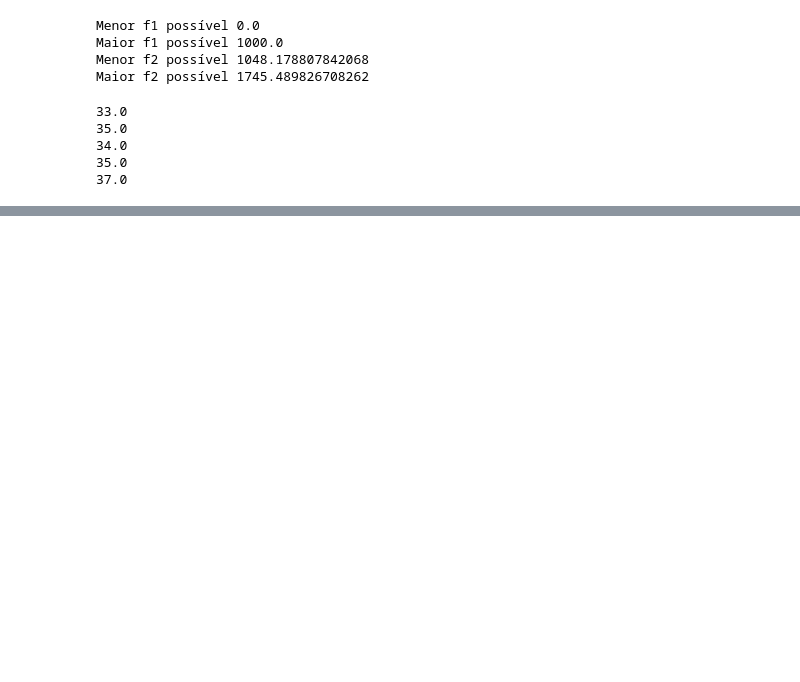
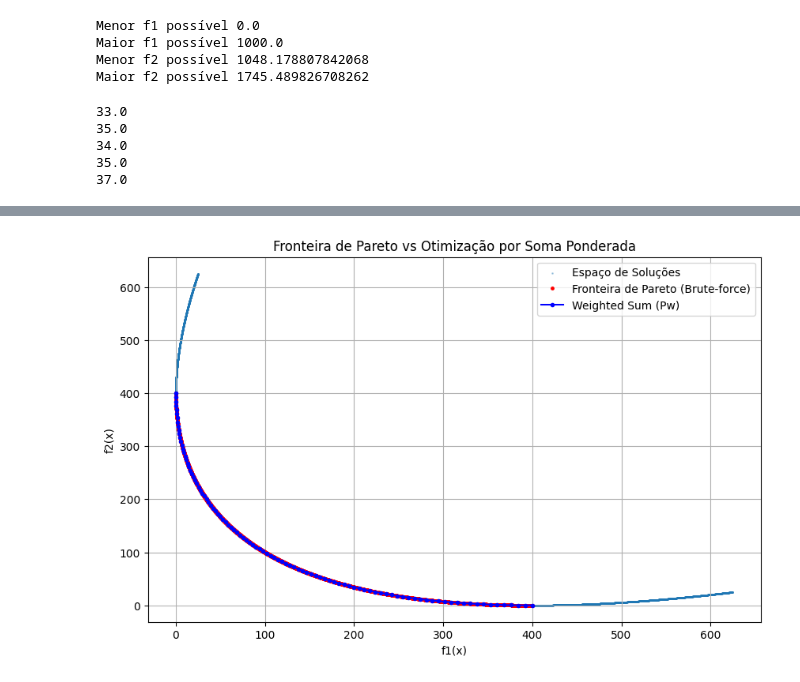
Before and after one commit to Cleyton-Nobre/TeoriaDecisao, a Jupyter notebook: TP1.ipynb, the cells around one changed output, grey strips where cells are left out. Drawn from its saved outputs; the diff is of its cells as text; code cells hidden in the pictures; blank space fills up the shorter version.

```diff
--- a/TP1.ipynb
+++ b/TP1.ipynb
@@ -176,9 +176,7 @@ array([2, 3, 3, 1, 1, 1, 2, 2, 3, 2, 1, 2, 1, 2, 2, 2, 2, 1, 1, 3, 3, 3,
 # %% [markdown]
 ### Calcula o fit do ploblema
 # %%
-mj=MPDB.CustoDoPlano.values
-fi=equipDB.CustoDeFalha.values
-def f1(X, MPDB):
+def f1(X, equipDB, MPDB, Pij):
     """
     Calcula o custo total de manutenção.
 
@@ -209,6 +207,17 @@ def f2(X, equipDB, MPDB, Pij):
     )
 # print("Custo total de manutenção:",f1(Xij))
 # print("Custo esperado de falha:", f2(Xij))
+
+def fobj():
+    return w * normfObj(f1, x, 0, 400) + (1 - w) * normfObj(f2, x, 0, 400)
+
+    # Normalização para função objetivo
+def normfObj(fobj, x, min_, max_):
+    return (fobj(x) - min_) / (max_ - min_)
+
+# Soma ponderada normalizada
+def fobj_w(x, w):
+    return w * normfObj(f1, x, 0, 400) + (1 - w) * normfObj(f2, x, 0, 400)
 # %% [markdown]
 ## Gerar tres estruturas de vizinhaça
 # %% [markdown]
@@ -355,0 +473,69 @@ for _, hist in resultados_f1:
+# %%
+import numpy as np
+import matplotlib.pyplot as plt
+
+# Define as funções objetivo
+def f1(x):
+    return (x + 10) ** 2
+
+def f2(x):
+    return (x - 10) ** 2
+
+# Normalização para função objetivo
+def normfObj(fobj, x, min_, max_):
+    return (fobj(x) - min_) / (max_ - min_)
+
+# Soma ponderada normalizada
+def Pw(x, w):
+    return w * normfObj(f1, x, 0, 400) + (1 - w) * normfObj(f2, x, 0, 400)
+
+# Geração de candidatos e fronteira de Pareto
+n_samples = 10000
+X = np.linspace(-15, 15, n_samples)
+pareto_points = []
+
+for x in X:
+    pareto_points.append((f1(x), f2(x)))
+
+pareto_points = np.array(pareto_points)
+
+# Identificação de pontos não-dominados (Fronteira de Pareto)
+def is_dominated(p, others):
+    return np.any(np.all(others <= p, axis=1) & np.any(others < p, axis=1))
+
+pareto_front = []
+for i, p in enumerate(pareto_points):
+    if not is_dominated(p, np.delete(pareto_points, i, axis=0)):
+        pareto_front.append(p)
+
+pareto_front = np.array(pareto_front)
+
+# Otimização via soma ponderada (Weighted Sum)
+best_solutions = []
+weights = np.linspace(0, 1, 100)
+
+for w in weights:
+    best_pw = float('inf')
+    best_x = None
+    for x in X:
+        pw = Pw(x, w)
+        if pw < best_pw:
+            best_pw = pw
+            best_x = x
+    best_solutions.append((f1(best_x), f2(best_x)))
+
+best_solutions = np.array(best_solutions)
+
+# Visualização
+plt.figure(figsize=(10, 6))
+plt.scatter(pareto_points[:, 0], pareto_points[:, 1], s=1, alpha=0.3, label='Espaço de Soluções')
+plt.plot(pareto_front[:, 0], pareto_front[:, 1], 'r.', markersize=5, label='Fronteira de Pareto (Brute-force)')
+plt.plot(best_solutions[:, 0], best_solutions[:, 1], 'bo-', markersize=3, label='Weighted Sum (Pw)')
+plt.xlabel('f1(x)')
+plt.ylabel('f2(x)')
+plt.title('Fronteira de Pareto vs Otimização por Soma Ponderada')
+plt.legend()
+plt.grid(True)
+plt.show()
+# %% [output]
+[figure, added]
```
Also changed, not shown: parts of 9 cells of this notebook.
